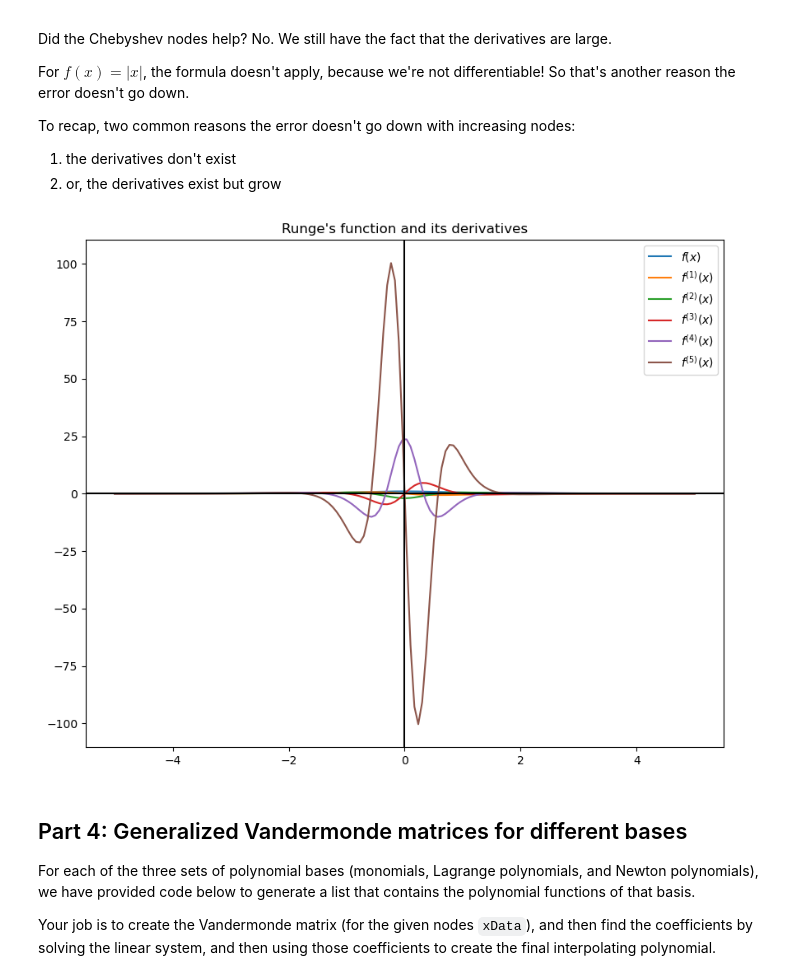
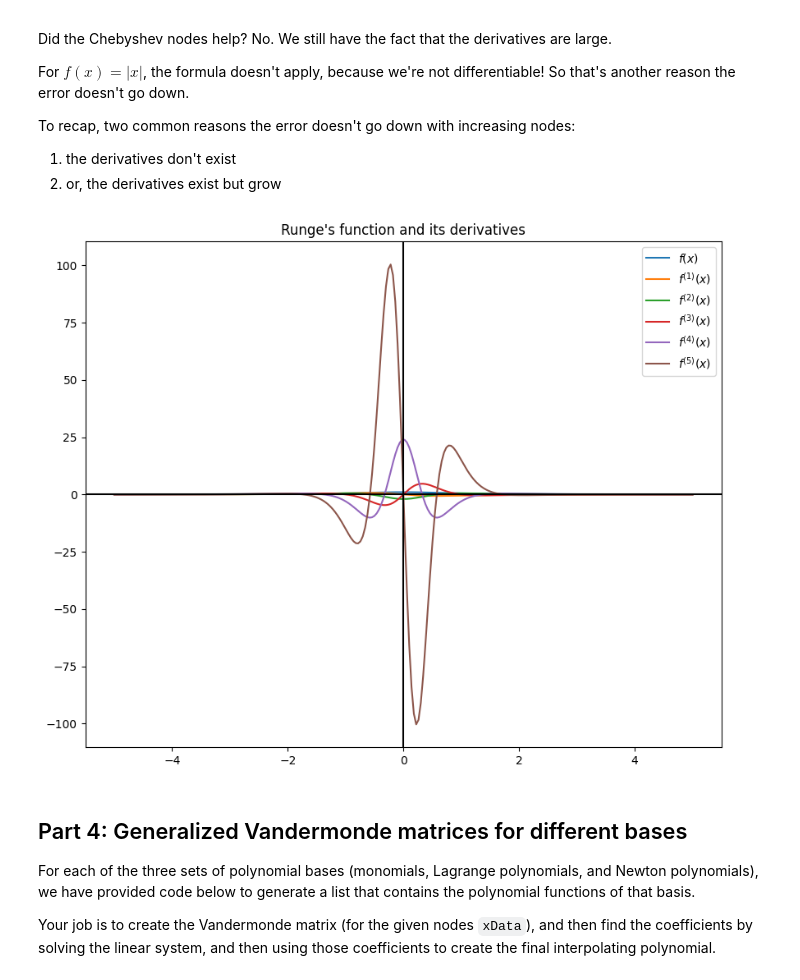
Before and after one commit to MaxwellShedd/appm-4600-numerics, a Jupyter notebook: Labs/Lab08_interpolation_solutions.ipynb, the cells around one changed output. Saved outputs shown, nothing was run; the diff lists cells and outputs as text; code cells hidden in the pictures.

```diff
--- a/Labs/Lab08_interpolation_solutions.ipynb
+++ b/Labs/Lab08_interpolation_solutions.ipynb
@@ -335,35 +337,35 @@ To recap, two common reasons the error doesn't go down with increasing nodes:
 # %%
 # We can see that the derivatives of the Runge function f(x)=1/(1+x^2) grow by checking in simpy
 
 import sympy
 from sympy.abc import x
 from sympy import init_printing
 from sympy.utilities.lambdify import lambdify
 # sympy.init_printing()
 
 
 f = lambda x : 1/(1+x**2)
 F = lambda x : np.arctan(x)
 a,b = -5,5
 
 g = 1/(1+x**2) # symbolic version
 
 gNumerical = lambdify(x,g) # avoid sympy plotting
-xGrid   = np.linspace(a,b,150)
+xGrid   = np.linspace(a,b,250)
 plt.figure(figsize=(10,8))
 plt.plot( xGrid, gNumerical(xGrid),label='$f(x)$')
 
 
 for k in range(1,6):
   dg = lambdify(x,sympy.diff(g,x,k))
   plt.plot( xGrid, dg(xGrid), label="$f^{("+str(k)+")}(x)$")
 plt.axvline(color='k')
 plt.axhline(color='k')
 plt.legend()
 plt.title("Runge's function and its derivatives")
 del x # remove x as a symbolic variable
 # %% [output]
-[figure, old version]
+[figure, new version]
 # %% [markdown]
 ## Part 4: Generalized Vandermonde matrices for different bases
 
```
Also changed, not shown: parts of 3 cells of this notebook.
